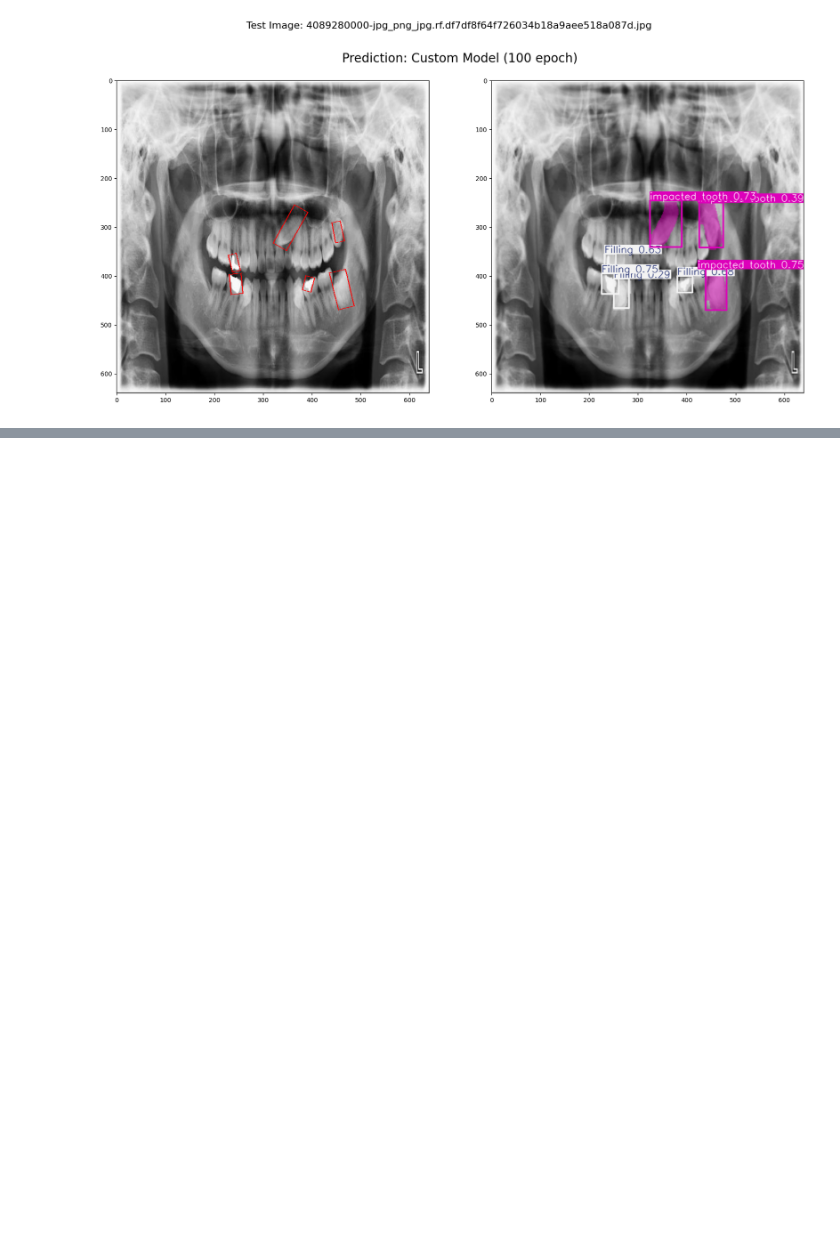
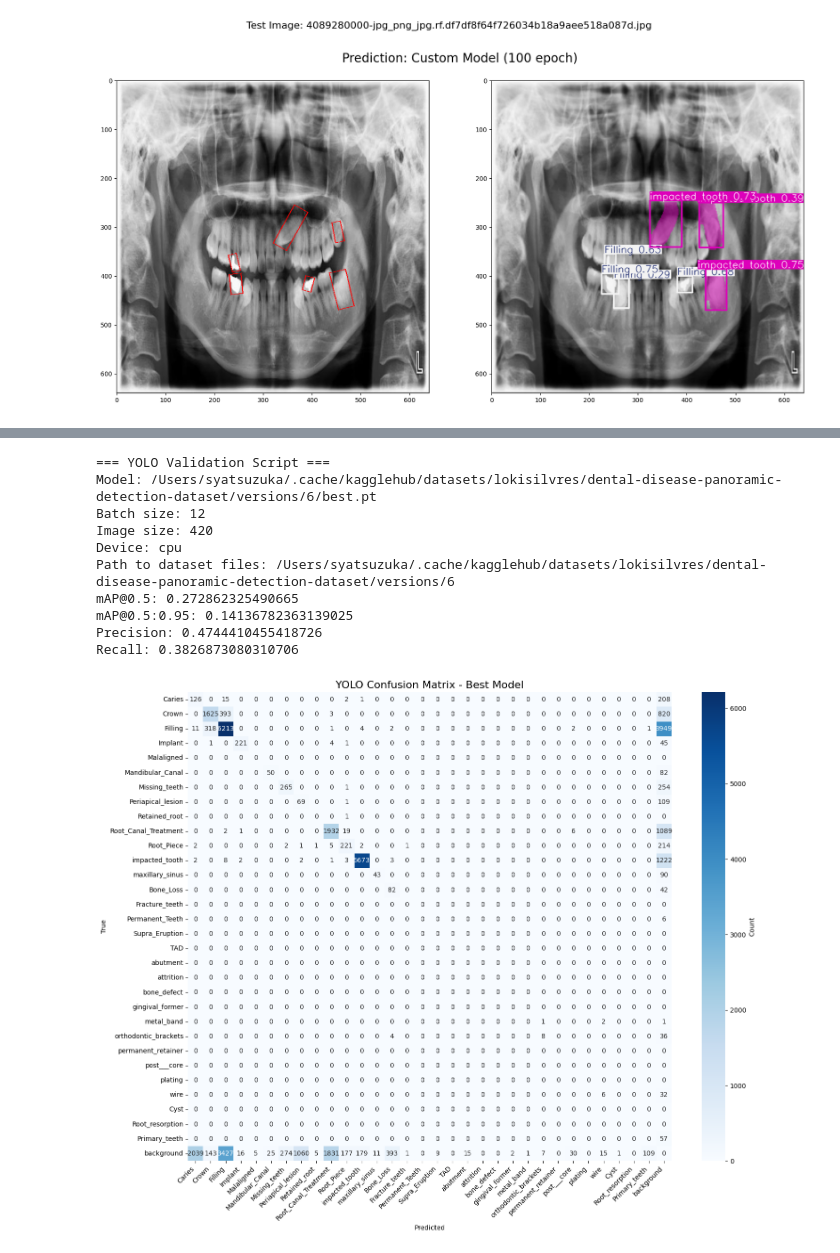
Before and after one commit to dental-xray/dental-xray, a Jupyter notebook: notebooks/shunjiro_notebook.ipynb, the cells around one changed output, grey strips where cells are left out. Saved outputs shown, nothing was run; the diff lists cells and outputs as text; code cells hidden in the pictures; blank space fills up the shorter version.

```diff
--- a/notebooks/shunjiro_notebook.ipynb
+++ b/notebooks/shunjiro_notebook.ipynb
@@ -427,0 +436,41 @@ Speed: 1.1ms preprocess, 37.5ms inference, 2.3ms postprocess per image at shape
+# %%
+import pandas as pd
+import seaborn as sns
+import matplotlib.pyplot as plt
+import numpy as np
+
+df_raw = pd.read_csv("../models/best.pt.val.csv")
+
+df = df_raw.set_index('Predicted')
+df = df.drop('Unnamed: 0', axis=1)
+
+df = df.astype(float).fillna(0).astype(int)
+
+#===== Print Confusion Matrix =====
+with open("../models/best.pt.val.log", 'r', encoding='utf-8') as f:
+    content = f.read()
+    print(content)
+
+#===== Plot Confusion Matrix =====
+plt.figure(figsize=(15, 12))
+sns.heatmap(df, annot=True, fmt='d', cmap='Blues',
+            cbar_kws={'label': 'Count'})
+plt.title('YOLO Confusion Matrix - Best Model', fontsize=16)
+plt.xlabel('Predicted')
+plt.ylabel('True')
+plt.xticks(rotation=45, ha='right')
+plt.yticks(rotation=0)
+plt.tight_layout()
+plt.show()
+# %% [output]
+=== YOLO Validation Script ===
+Model: /Users/syatsuzuka/.cache/kagglehub/datasets/lokisilvres/dental-disease-panoramic-detection-dataset/versions/6/best.pt
+Batch size: 12
+Image size: 420
+Device: cpu
+Path to dataset files: /Users/syatsuzuka/.cache/kagglehub/datasets/lokisilvres/dental-disease-panoramic-detection-dataset/versions/6
+mAP@0.5: 0.272862325490665
+mAP@0.5:0.95: 0.14136782363139025
+Precision: 0.4744410455418726
+Recall: 0.3826873080310706
+[figure, added]
```
Also changed, not shown: parts of 7 cells of this notebook, 2 other files.
